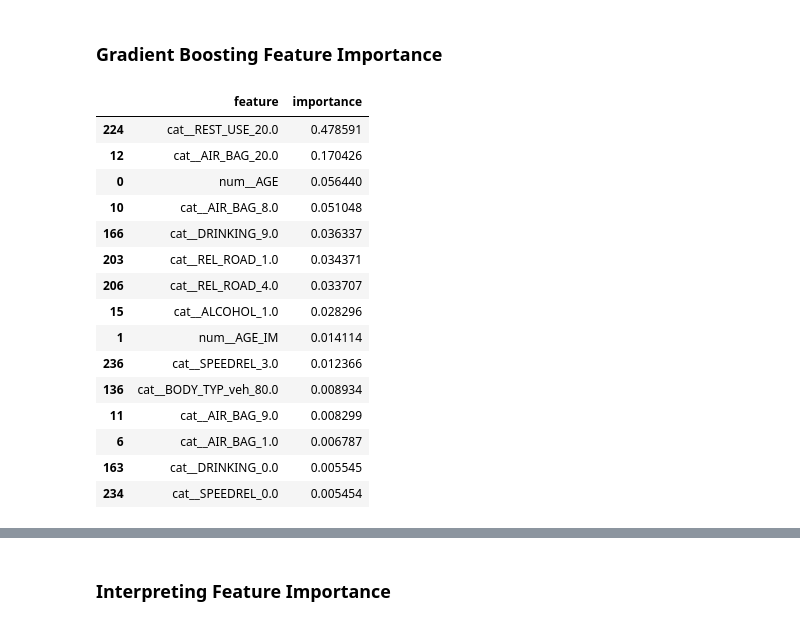
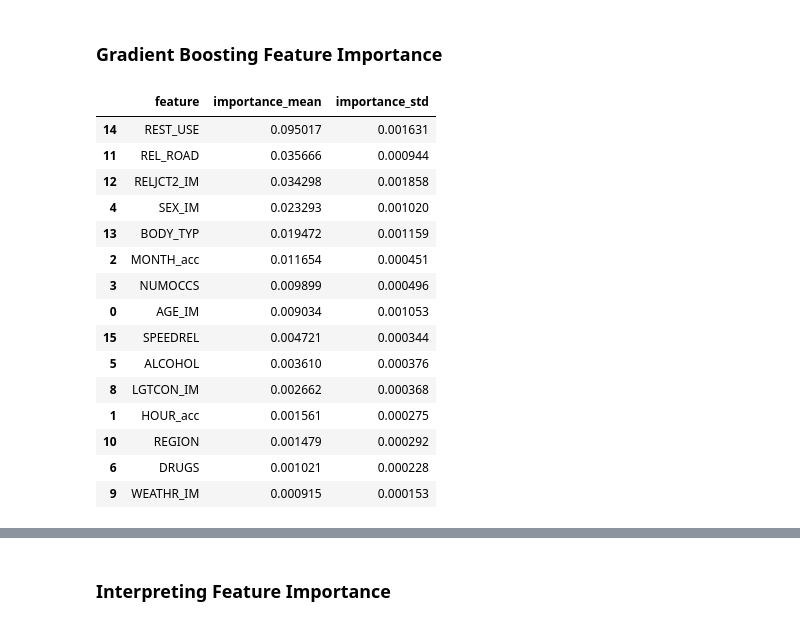
Before and after one commit to junjunzhang1998/us-car-crash, a Jupyter notebook: notebooks/04_modeling.ipynb, the cells around one changed output, grey strips where cells are left out. Cells and saved outputs as stored; diff of their text form; code cells hidden in the pictures.

```diff
--- a/notebooks/04_modeling.ipynb
+++ b/notebooks/04_modeling.ipynb
@@ -160,12 +181,10 @@ from sklearn.preprocessing import OneHotEncoder, StandardScaler
 from sklearn.impute import SimpleImputer
 
 numeric_pipe = Pipeline(steps=[
-    ("imputer", SimpleImputer(strategy="median")),
     ("scaler", StandardScaler())  # good for logistic; harmless for many models if used separately
 ])
 
 categorical_pipe = Pipeline(steps=[
-    ("imputer", SimpleImputer(strategy="most_frequent")),
     ("onehot", OneHotEncoder(handle_unknown="ignore", sparse_output=True))
 ])
 
@@ -484,14 +544,15 @@ methods like Random Forest.
 # %%
-from sklearn.ensemble import GradientBoostingClassifier
+# HistGradientBoosting with dense conversion
+from sklearn.ensemble import HistGradientBoostingClassifier
 
 gb = Pipeline([
-    ("preprocess", preprocess),
-    ("model", GradientBoostingClassifier(
-        n_estimators=300,
-        learning_rate=0.05,
-        max_depth=3,
+    ("preprocess_gb", preprocess_gb),  # Your original
+    ("model", HistGradientBoostingClassifier(
+        max_iter=200,
+        learning_rate=0.1,
+        max_depth=5,
+        early_stopping=True,
+        validation_fraction = 0.1,
         random_state=42
     ))
 ])
-
-gb.fit(X_train, y_train)
@@ -667,33 +741,45 @@ The Random Forest model highlights variables related to restraint use, airbag de
 # %% [markdown]
 ### Gradient Boosting Feature Importance
 # %%
-feature_names = gb.named_steps["preprocess"].get_feature_names_out()
-gb_importances = gb.named_steps["model"].feature_importances_
+import pandas as pd
+from sklearn.inspection import permutation_importance
 
-gb_imp_df = (
-    pd.DataFrame({
-        "feature": feature_names,
-        "importance": gb_importances
-    })
-    .sort_values("importance", ascending=False)
+# If binary classification:
+scoring = "roc_auc"   # or "average_precision", "accuracy"
+
+r = permutation_importance(
+    gb, X_test, y_test,
+    n_repeats=10,
+    random_state=42,
+    n_jobs=-1,
+    scoring=scoring
 )
 
+feature_names = gb.named_steps["preprocess_gb"].get_feature_names_out()
+
+gb_imp_df = (pd.DataFrame({
+    "feature": feature_names,
+    "importance_mean": r.importances_mean,
+    "importance_std": r.importances_std
+})
+.sort_values("importance_mean", ascending=False))
+
 gb_imp_df.head(15)
 # %% [output]
-|  | feature | importance |
-| 224 | cat__REST_USE_20.0 | 0.478591 |
-| 12 | cat__AIR_BAG_20.0 | 0.170426 |
-| 0 | num__AGE | 0.056440 |
-| 10 | cat__AIR_BAG_8.0 | 0.051048 |
-| 166 | cat__DRINKING_9.0 | 0.036337 |
-| 203 | cat__REL_ROAD_1.0 | 0.034371 |
-| 206 | cat__REL_ROAD_4.0 | 0.033707 |
-| 15 | cat__ALCOHOL_1.0 | 0.028296 |
-| 1 | num__AGE_IM | 0.014114 |
-| 236 | cat__SPEEDREL_3.0 | 0.012366 |
-| 136 | cat__BODY_TYP_veh_80.0 | 0.008934 |
-| 11 | cat__AIR_BAG_9.0 | 0.008299 |
-| 6 | cat__AIR_BAG_1.0 | 0.006787 |
-| 163 | cat__DRINKING_0.0 | 0.005545 |
-| 234 | cat__SPEEDREL_0.0 | 0.005454 |
+|  | feature | importance_mean | importance_std |
+| 14 | REST_USE | 0.095017 | 0.001631 |
+| 11 | REL_ROAD | 0.035666 | 0.000944 |
+| 12 | RELJCT2_IM | 0.034298 | 0.001858 |
+| 4 | SEX_IM | 0.023293 | 0.001020 |
+| 13 | BODY_TYP | 0.019472 | 0.001159 |
+| 2 | MONTH_acc | 0.011654 | 0.000451 |
+| 3 | NUMOCCS | 0.009899 | 0.000496 |
+| 0 | AGE_IM | 0.009034 | 0.001053 |
+| 15 | SPEEDREL | 0.004721 | 0.000344 |
+| 5 | ALCOHOL | 0.003610 | 0.000376 |
+| 8 | LGTCON_IM | 0.002662 | 0.000368 |
+| 1 | HOUR_acc | 0.001561 | 0.000275 |
+| 10 | REGION | 0.001479 | 0.000292 |
+| 6 | DRUGS | 0.001021 | 0.000228 |
+| 9 | WEATHR_IM | 0.000915 | 0.000153 |
 # %%
```
Also changed, not shown: parts of 48 cells of this notebook, 2 other files.
